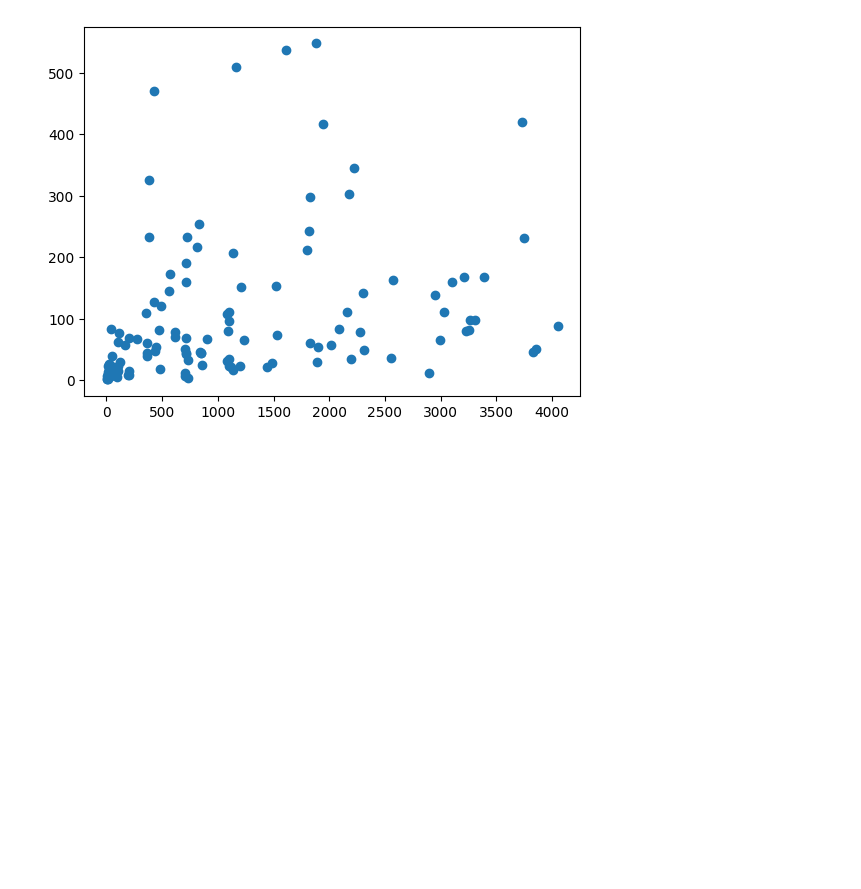
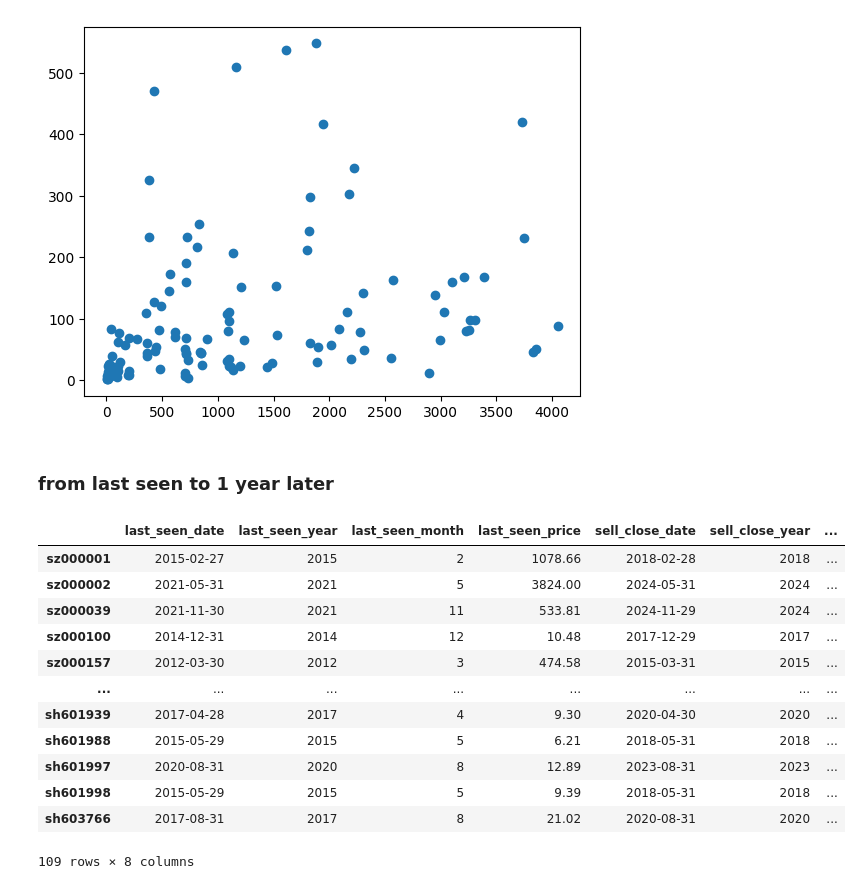
Before and after one commit to ProfessorErdo/stock-trend-tracker, a Jupyter notebook: notebooks/backtest_quadrant_4.ipynb, the cells around one changed output. Cells and saved outputs as stored; diff of their text form; code cells hidden in the pictures; blank space fills up the shorter version.

```diff
--- a/notebooks/backtest_quadrant_4.ipynb
+++ b/notebooks/backtest_quadrant_4.ipynb
@@ -190,3 +173,66 @@ plt.scatter(qualified_stocks['date gap'], qualified_stocks['price_change_pct'])
 # %% [output]
 <matplotlib.collections.PathCollection at 0x...>
 [figure]
+# %% [markdown]
+### from last seen to 1 year later
+# %%
+stock_trends = {}
+
+stock_last_seen_filtered = stock_last_seen[~stock_last_seen.last_seen.str.startswith('2025') &
+                                           ~stock_last_seen.last_seen.str.startswith('2026') &
+                                           ~stock_last_seen.last_seen.str.startswith('2024') &
+                                           ~stock_last_seen.last_seen.str.startswith('2023')]
+stock_last_seen_filtered = stock_last_seen_filtered.reset_index()
+symbols = stock_last_seen_filtered['stock_symbols'].tolist()
+
+for i, symbol in tqdm(enumerate(symbols)):
+
+    last_seen_year = int(stock_last_seen_filtered['last_seen'][i][:4])
+    last_seen_month = int(stock_last_seen_filtered['last_seen'][i][4:6])
+    # print(symbol, last_seen_year, last_seen_month)
+
+    # load the price data
+    price_df = pd.read_csv(f"../data/input/price-data/20260125/price_data_{symbol}_20260125.csv")
+    price_df['report_date'] = pd.to_datetime(price_df['report_date'])
+    price_df['year'] = price_df['report_date'].dt.year
+    price_df['month'] = price_df['report_date'].dt.month
+
+    # find the last seen row
+    last_seen_row = price_df.query(f"year == {last_seen_year} and month == {last_seen_month}")
+    last_seen_row_date = last_seen_row.iloc[-1]['report_date']
+    last_seen_row_price = last_seen_row.iloc[-1]['close']
+    # print(last_seen_row_price, last_seen_row_date)
+
+    # find the row with the max close price
+    # some stocks have no data for the next year the same month
+    try:
+        sell_close_price_row = price_df.query(f"year == {last_seen_year + 3} and month == {last_seen_month}").iloc[-1, :]
+    except Exception:
+        sell_close_price_row = price_df.query(f"year == {last_seen_year + 3} and month == {last_seen_month + 1}").iloc[-1, :]
+    sell_close_price = sell_close_price_row['close']
+    sell_close_price_date = sell_close_price_row['report_date']
+    sell_close_price_year = sell_close_price_date.year
+    sell_close_price_month = sell_close_price_date.month
+
+    # print(max_close_price, max_close_price_date, max_close_price_year, max_close_price_month)
+    stock_trends[symbol] = [last_seen_row_date, last_seen_year, last_seen_month, last_seen_row_price,
+                            sell_close_price_date, sell_close_price_year, sell_close_price_month, sell_close_price]
+stock_trends_df = pd.DataFrame.from_dict(stock_trends, orient='index', columns=[
+    'last_seen_date', 'last_seen_year', 'last_seen_month', 'last_seen_price',
+    'sell_close_date', 'sell_close_year', 'sell_close_month', 'sell_close_price'
+])
+stock_trends_df
+# %% [output]
+|  | last_seen_date | last_seen_year | last_seen_month | last_seen_price | sell_close_date | sell_close_year | ... |
+| sz000001 | 2015-02-27 | 2015 | 2 | 1078.66 | 2018-02-28 | 2018 | ... |
+| sz000002 | 2021-05-31 | 2021 | 5 | 3824.00 | 2024-05-31 | 2024 | ... |
+| sz000039 | 2021-11-30 | 2021 | 11 | 533.81 | 2024-11-29 | 2024 | ... |
+| sz000100 | 2014-12-31 | 2014 | 12 | 10.48 | 2017-12-29 | 2017 | ... |
+| sz000157 | 2012-03-30 | 2012 | 3 | 474.58 | 2015-03-31 | 2015 | ... |
+| ... | ... | ... | ... | ... | ... | ... | ... |
+| sh601939 | 2017-04-28 | 2017 | 4 | 9.30 | 2020-04-30 | 2020 | ... |
+| sh601988 | 2015-05-29 | 2015 | 5 | 6.21 | 2018-05-31 | 2018 | ... |
+| sh601997 | 2020-08-31 | 2020 | 8 | 12.89 | 2023-08-31 | 2023 | ... |
+| sh601998 | 2015-05-29 | 2015 | 5 | 9.39 | 2018-05-31 | 2018 | ... |
+| sh603766 | 2017-08-31 | 2017 | 8 | 21.02 | 2020-08-31 | 2020 | ... |
+109 rows × 8 columns
```
Also changed, not shown: parts of 12 cells of this notebook, 2 other files.
